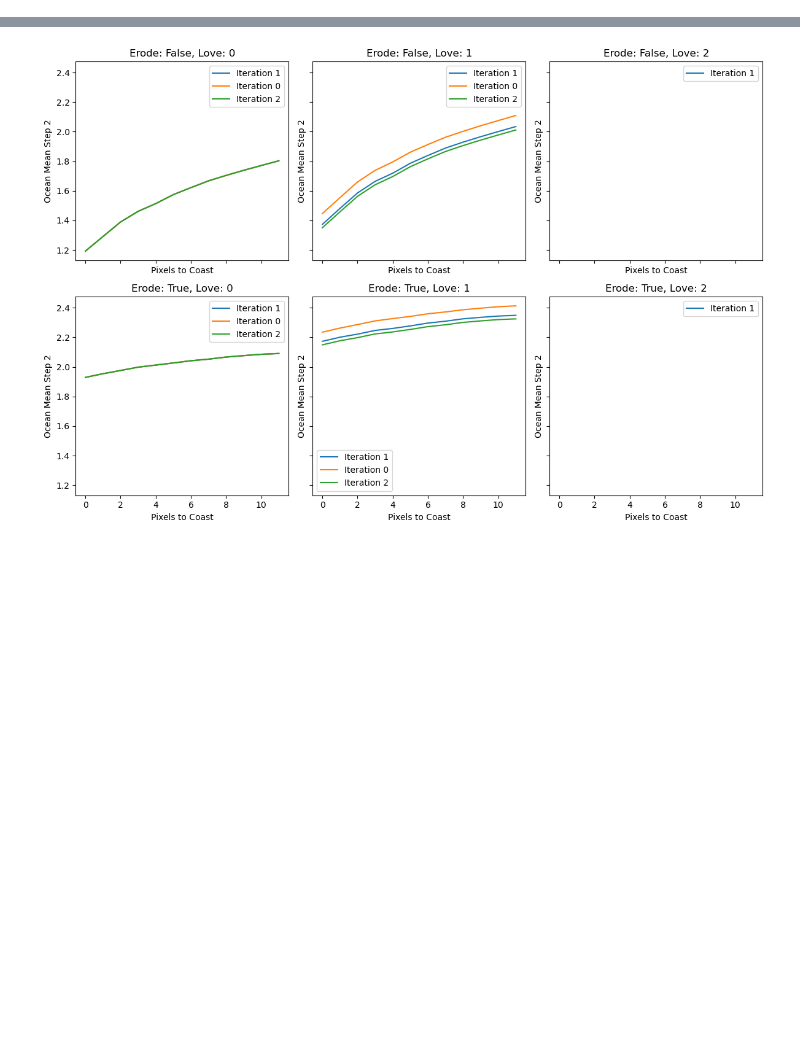
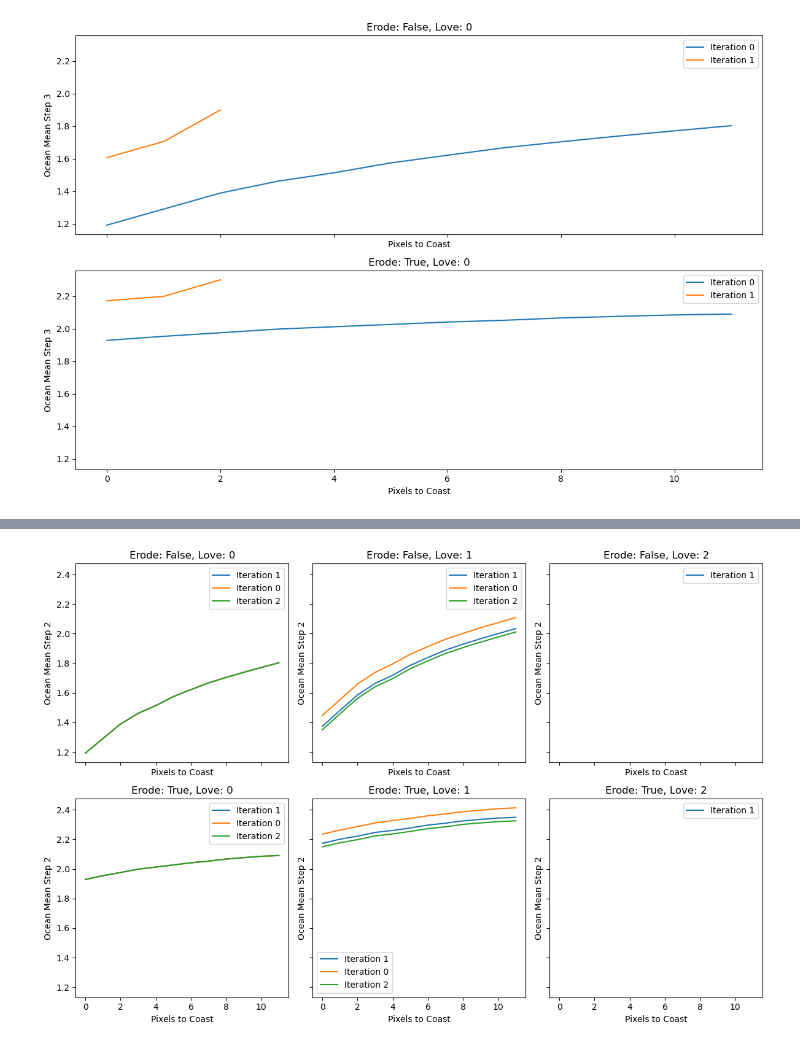
Before and after one commit to maxime-rousselet-cnes/SNREI, a Jupyter notebook: main_plots.ipynb, the cells around one changed output, grey strips where cells are left out. Cells and saved outputs as stored; diff of their text form; code cells hidden in the pictures; blank space fills up the shorter version.

```diff
--- a/main_plots.ipynb
+++ b/main_plots.ipynb
@@ -1,3 +1,9 @@
+# %%
+from snrei import plot_ocean_mean_vs_pixels
+
+plot_ocean_mean_vs_pixels()
+# %% [output]
+[figure, added]
 # %%
 from snrei import plot_ocean_mean_vs_pixels
 
```
Also changed, not shown: parts of 1 cell of this notebook, 7 other files.
